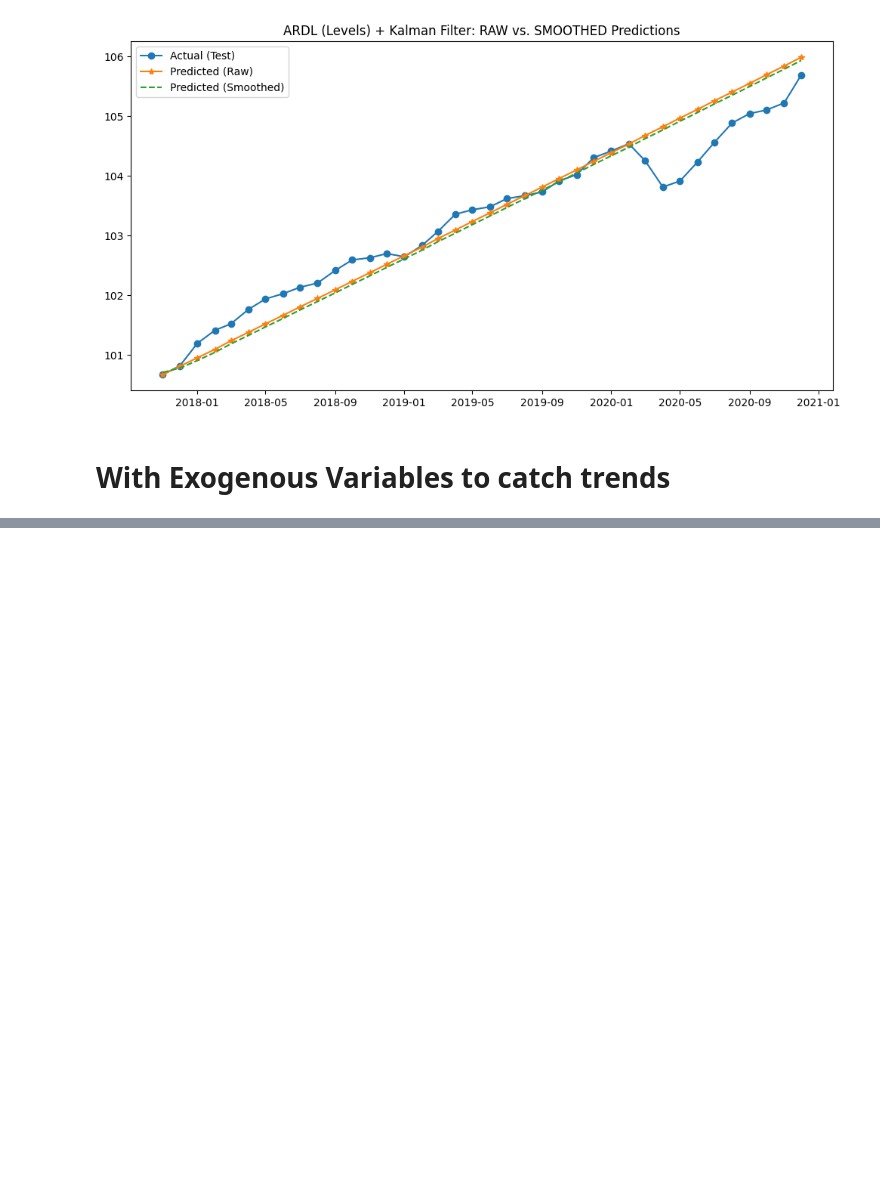
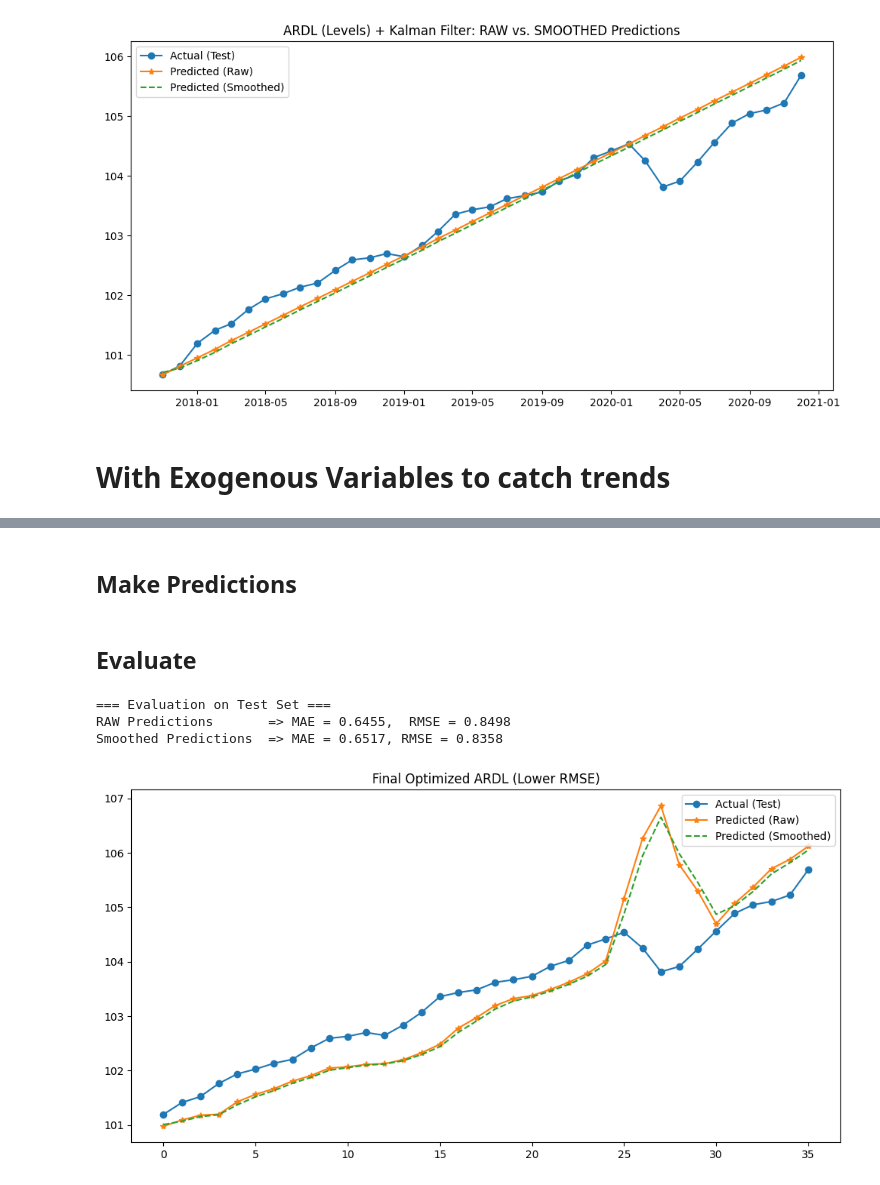
Before and after one commit to sc20geb/COMP5530M-Group-Project-Inflation-Forecasting, a Jupyter notebook: Training/ARDL/ARDL_training.ipynb, the cells around one changed output, grey strips where cells are left out. Saved outputs shown, nothing was run; the diff lists cells and outputs as text; code cells hidden in the pictures; blank space fills up the shorter version.

```diff
--- a/Training/ARDL/ARDL_training.ipynb
+++ b/Training/ARDL/ARDL_training.ipynb
@@ -361,0 +532,49 @@ Final ARDL.npy saved
+# %% [markdown]
+## Make Predictions
+# %%
+# **Make Predictions**
+start_i, end_i = len(train_exog_lags_int), len(train_exog_lags_int) + len(test_exog_lags_int) - 1
+pred_log_test = final_model.predict(
+    start=start_i,
+    end=end_i,
+    exog_oos=test_exog_lags_int
+)
+pred_log_test.index = test_exog_lags_int.index
+
+# **Fix Inverse Transformation (Bias Corrected)**
+predictions_raw = np.exp(pred_log_test) * np.exp(np.var(pred_log_test) / 2)
+# %%
+# **Kalman Filter for Smoother Predictions**
+kf = KalmanFilter(initial_state_mean=predictions_raw.iloc[0], n_dim_obs=1)
+kf = kf.em(predictions_raw, n_iter=5)
+predictions_smoothed_arr, _ = kf.filter(predictions_raw)
+predictions_smoothed = pd.Series(predictions_smoothed_arr.flatten(), index=predictions_raw.index)
+# %% [markdown]
+## Evaluate
+# %%
+# **Evaluate Predictions**
+y_true = test_target_int.reindex(test_exog_lags_int.index)
+
+mae_raw = mean_absolute_error(y_true, predictions_raw)
+rmse_raw = np.sqrt(mean_squared_error(y_true, predictions_raw))
+
+mae_smooth = mean_absolute_error(y_true, predictions_smoothed)
+rmse_smooth = np.sqrt(mean_squared_error(y_true, predictions_smoothed))
+
+print(f"\n=== Evaluation on Test Set ===")
+print(f"RAW Predictions       => MAE = {mae_raw:.4f},  RMSE = {rmse_raw:.4f}")
+print(f"Smoothed Predictions  => MAE = {mae_smooth:.4f}, RMSE = {rmse_smooth:.4f}")
+
+# **Plot Results**
+plt.figure(figsize=(12,6))
+plt.plot(y_true.index, y_true, label="Actual (Test)", marker="o")
+plt.plot(predictions_raw.index, predictions_raw, label="Predicted (Raw)", marker="*")
+plt.plot(predictions_smoothed.index, predictions_smoothed, label="Predicted (Smoothed)", linestyle="--")
+plt.legend()
+plt.title(f"Final Optimized ARDL (Lower RMSE)")
+plt.show()
+# %% [output]
+=== Evaluation on Test Set ===
+RAW Predictions       => MAE = 0.6455,  RMSE = 0.8498
+Smoothed Predictions  => MAE = 0.6517, RMSE = 0.8358
+[figure, added]
```
Also changed, not shown: parts of 73 cells of this notebook, 4 other files.
